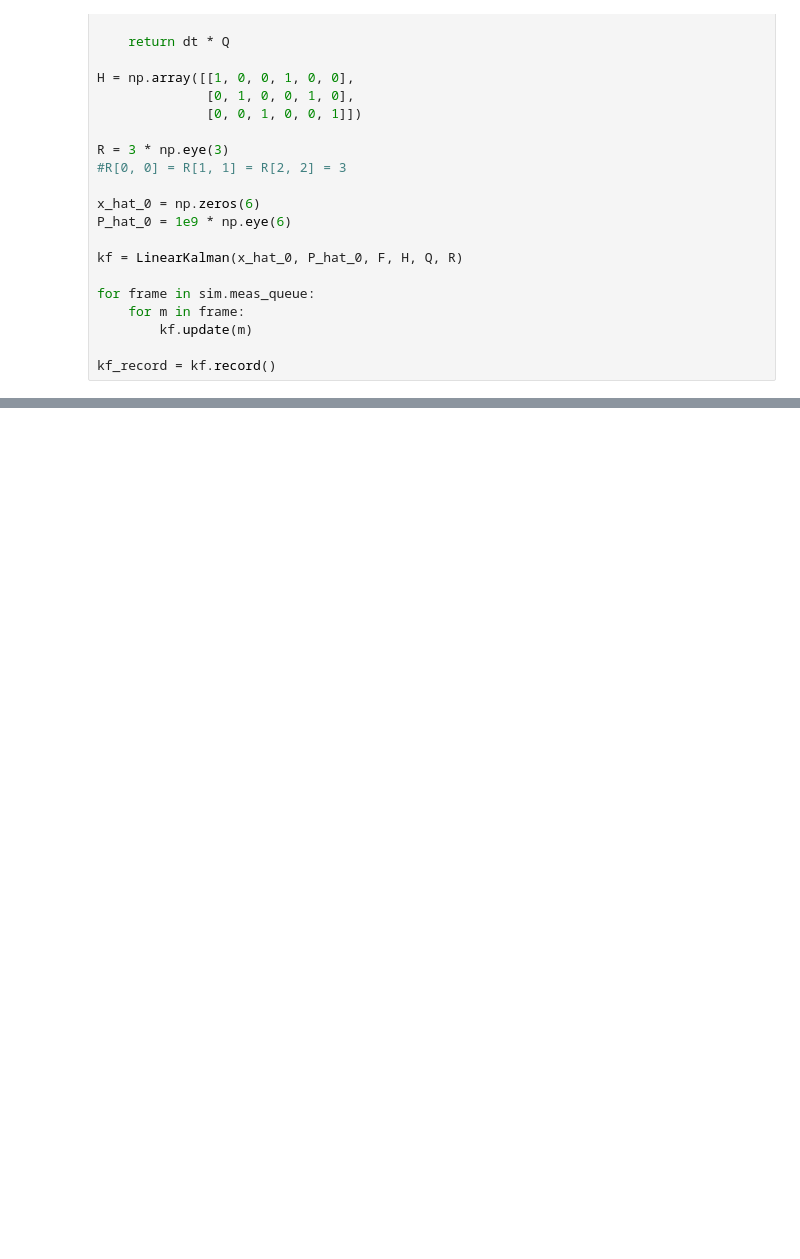
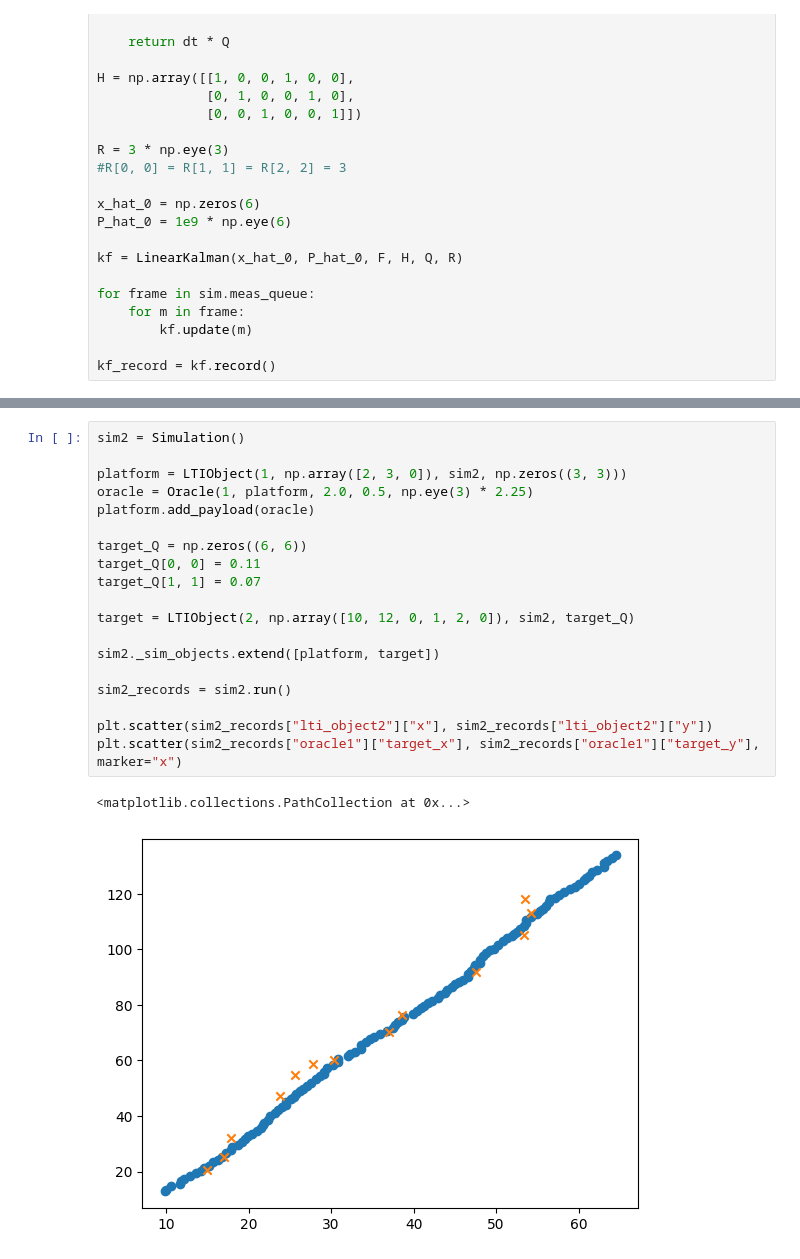
Before and after one commit to eholmgre/tda, a Jupyter notebook: notebook/Untitled.ipynb, the cells around one changed output, grey strips where cells are left out. Saved outputs shown, nothing was run; the diff lists cells and outputs as text; blank space fills up the shorter version.

```diff
--- a/notebook/Untitled.ipynb
+++ b/notebook/Untitled.ipynb
@@ -90,0 +93,22 @@ axs[1].plot(kf_record["t"], kf_record["x_hat"][:, 1], color="red", label="filter
+# %%
+sim2 = Simulation()
+
+platform = LTIObject(1, np.array([2, 3, 0]), sim2, np.zeros((3, 3)))
+oracle = Oracle(1, platform, 2.0, 0.5, np.eye(3) * 2.25)
+platform.add_payload(oracle)
+
+target_Q = np.zeros((6, 6))
+target_Q[0, 0] = 0.11
+target_Q[1, 1] = 0.07
+
+target = LTIObject(2, np.array([10, 12, 0, 1, 2, 0]), sim2, target_Q)
+
+sim2._sim_objects.extend([platform, target])
+
+sim2_records = sim2.run()
+
+plt.scatter(sim2_records["lti_object2"]["x"], sim2_records["lti_object2"]["y"])
+plt.scatter(sim2_records["oracle1"]["target_x"], sim2_records["oracle1"]["target_y"], marker="x")
+# %% [output]
+<matplotlib.collections.PathCollection at 0x...>
+[figure, added]
```
Also changed, not shown: parts of 9 cells of this notebook, 6 other files.
